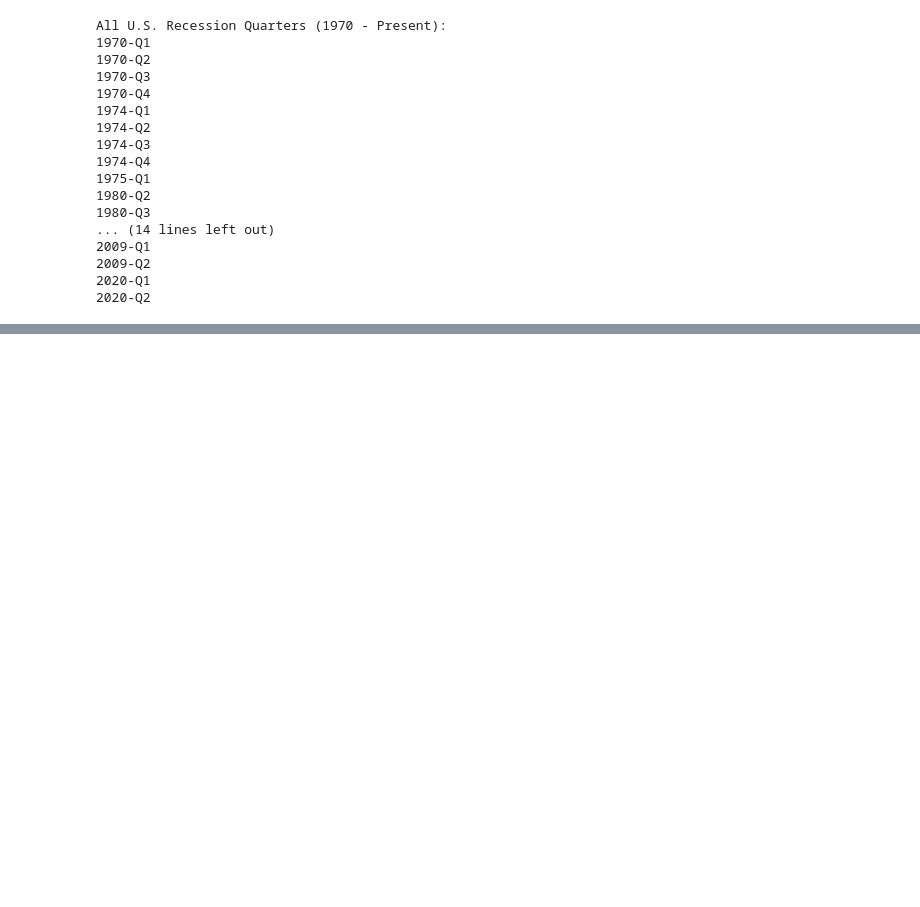
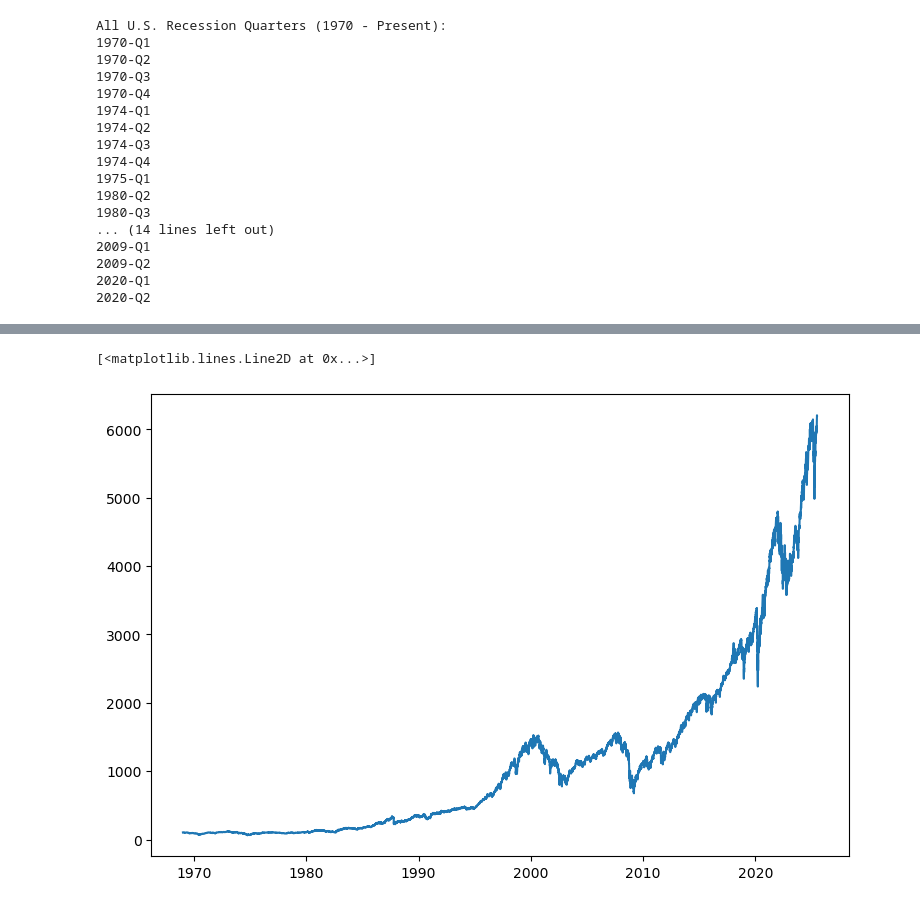
Before and after one commit to pabloandrewguevara/econ-recession-analysis, a Jupyter notebook: notebooks/eda/fred.ipynb, the cells around one changed output, grey strips where cells are left out. Cells and saved outputs as stored; diff of their text form; code cells hidden in the pictures; blank space fills up the shorter version.

```diff
--- a/notebooks/eda/fred.ipynb
+++ b/notebooks/eda/fred.ipynb
@@ -15,6 +15,15 @@ df = pd.read_sql(
     parse_dates=['date']
 )
 conn.close()
+
+# Read pre-processed data from SQLite
+conn = sqlite3.connect('../../data/raw/raw_yahoo.db')
+df1 = pd.read_sql(
+    "SELECT * FROM sp500",
+    conn,
+    parse_dates=['date']
+)
+conn.close()
 # %%
 # Define groups and labels (must match those used in ETL)
 groups = {
@@ -151,3 +160,12 @@ for grp_name, sids in groups.items():
 [figure]
 [figure]
 [figure]
+# %%
+df1.Date = pd.to_datetime(df1.Date)
+# %%
+fig, ax = plt.subplots(1,1,figsize=(9,6))
+
+ax.plot(df1.Date, df1.Close)
+# %% [output]
+[<matplotlib.lines.Line2D at 0x...>]
+[figure, added]
```
Also changed, not shown: parts of 1 cell of this notebook, 1 other file.
